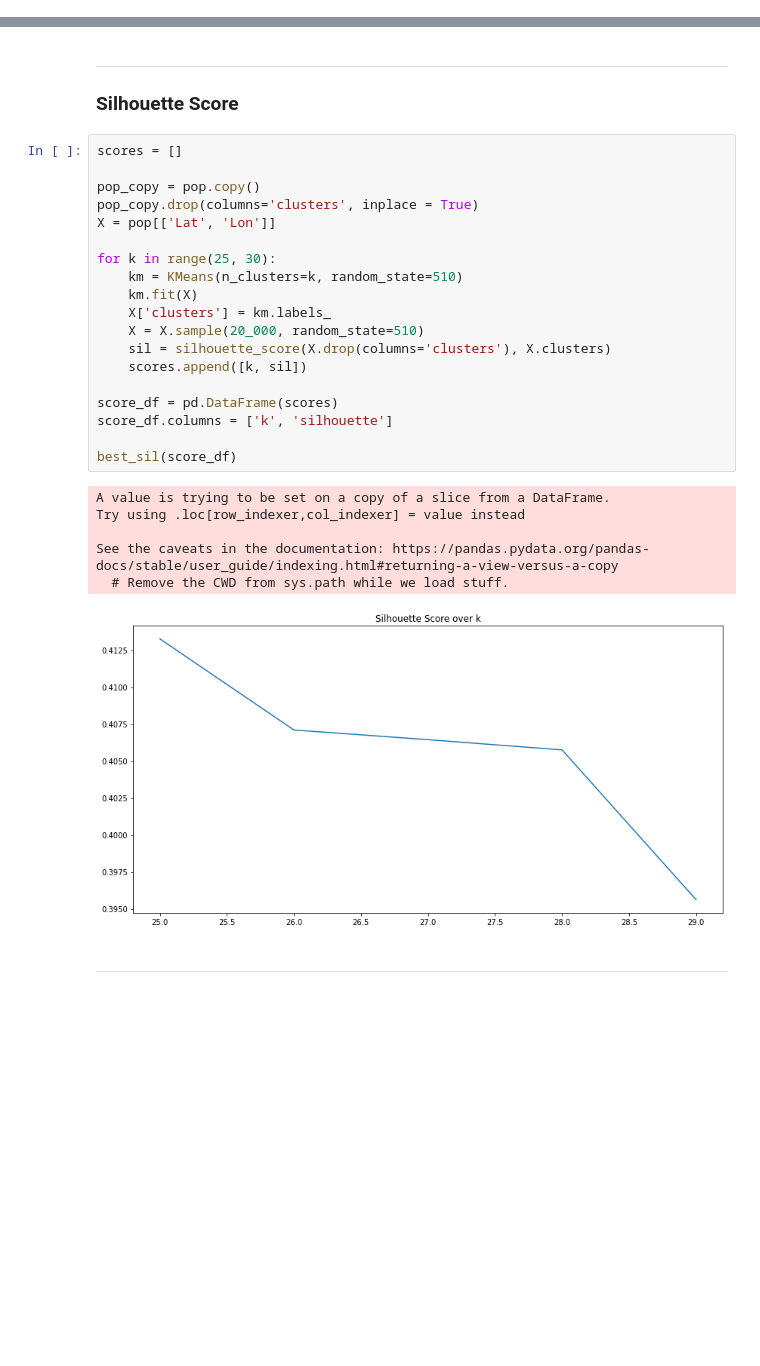
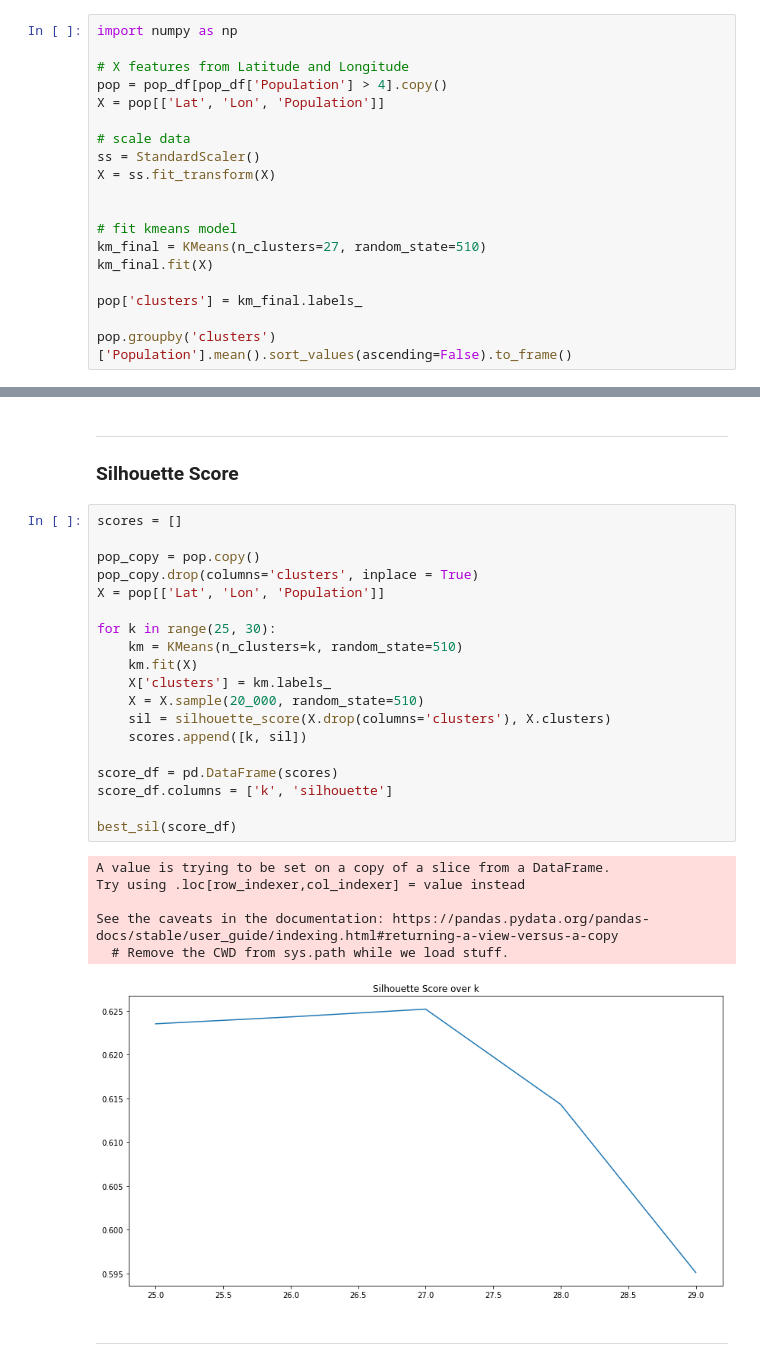
Before and after one commit to mdevay/Nairobi, a Jupyter notebook: Population Density Clustering.ipynb, the cells around one changed output, grey strips where cells are left out. Saved outputs shown, nothing was run; the diff lists cells and outputs as text; blank space fills up the shorter version.

```diff
--- a/Population Density Clustering.ipynb
+++ b/Population Density Clustering.ipynb
@@ -152,3 +152,22 @@ pop.groupby('clusters')['Population'].mean().sort_values(ascending=False).to_fra
 | 15 | 6.415364 |
 | 5 | 6.126444 |
 | 11 | 5.626710 |
+# %%
+import numpy as np
+
+# X features from Latitude and Longitude
+pop = pop_df[pop_df['Population'] > 4].copy()
+X = pop[['Lat', 'Lon', 'Population']]
+
+# scale data
+ss = StandardScaler()
+X = ss.fit_transform(X)
+
+
+# fit kmeans model
+km_final = KMeans(n_clusters=27, random_state=510)
+km_final.fit(X)
+
+pop['clusters'] = km_final.labels_
+
+pop.groupby('clusters')['Population'].mean().sort_values(ascending=False).to_frame()
@@ -172,29 +210,29 @@ plt.ylabel('Latitude', fontsize=12);
 # %%
 scores = []
 
 pop_copy = pop.copy()
 pop_copy.drop(columns='clusters', inplace = True)
-X = pop[['Lat', 'Lon']]
+X = pop[['Lat', 'Lon', 'Population']]
 
 for k in range(25, 30):
     km = KMeans(n_clusters=k, random_state=510)
     km.fit(X)
     X['clusters'] = km.labels_
     X = X.sample(20_000, random_state=510)
     sil = silhouette_score(X.drop(columns='clusters'), X.clusters)
     scores.append([k, sil])
 
 score_df = pd.DataFrame(scores)
 score_df.columns = ['k', 'silhouette']
 
 best_sil(score_df)
 # %% [output]
 A value is trying to be set on a copy of a slice from a DataFrame.
 Try using .loc[row_indexer,col_indexer] = value instead
 
 See the caveats in the documentation: https://pandas.pydata.org/pandas-docs/stable/user_guide/indexing.html#returning-a-view-versus-a-copy
   # Remove the CWD from sys.path while we load stuff.
-[figure, old version]
+[figure, new version]
 # %% [markdown]
 ---
 # %% [markdown]
```
Also changed, not shown: parts of 1 cell of this notebook, 1 other file.
